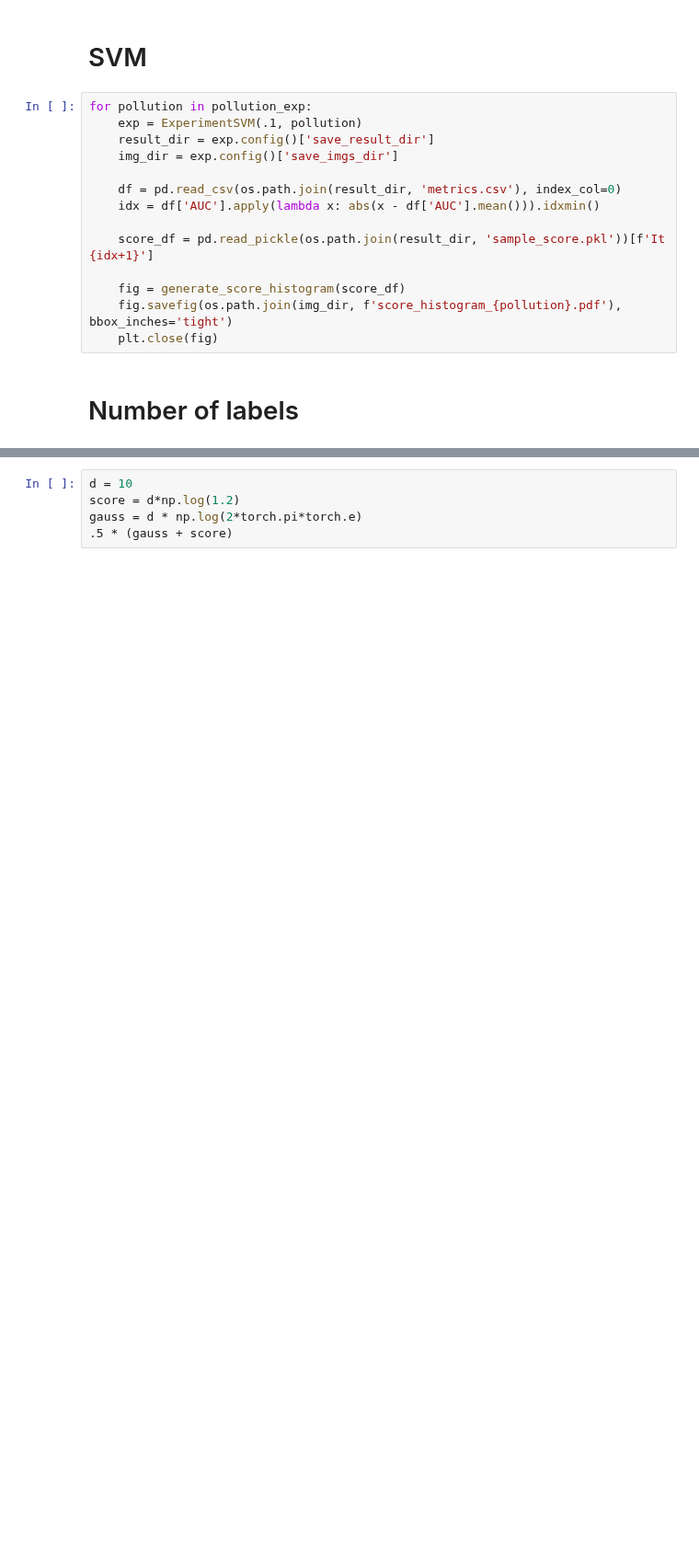
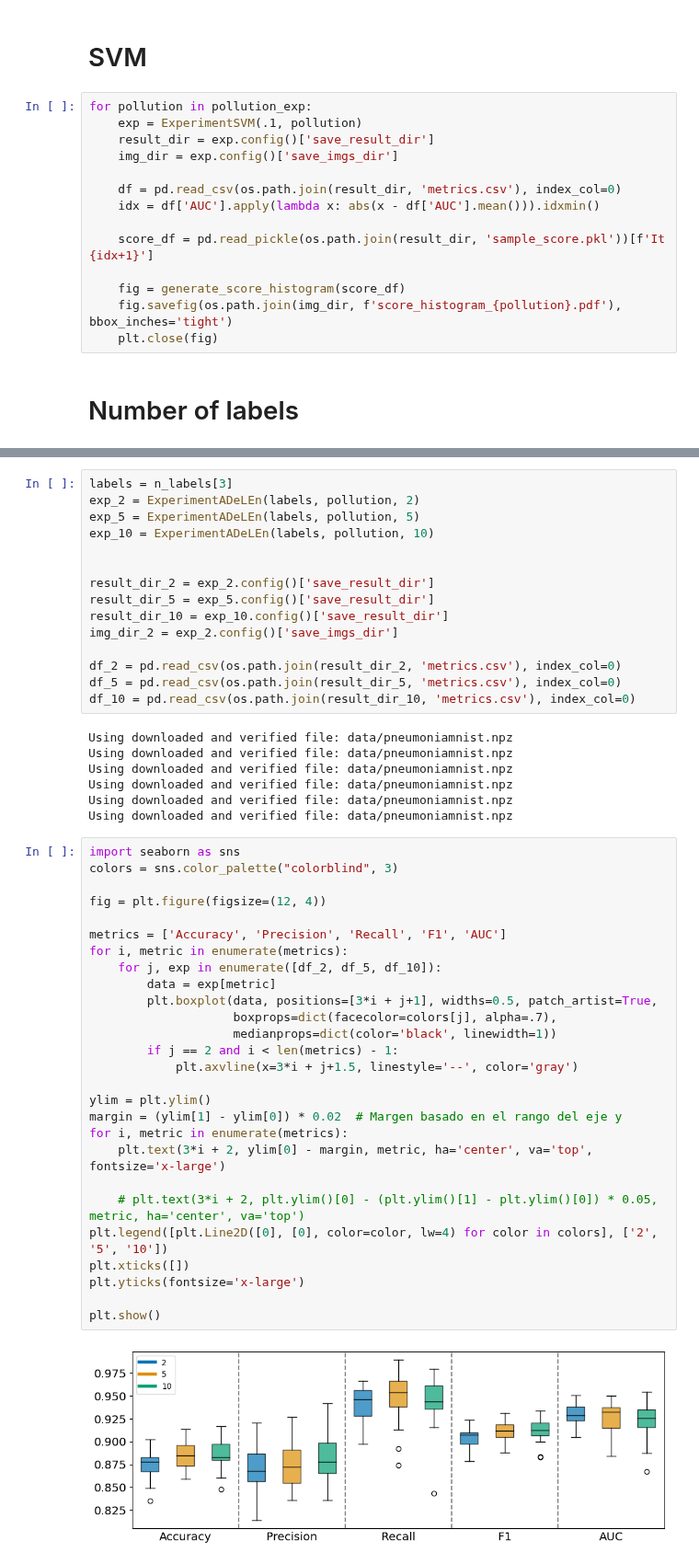
Before and after one commit to SolidusAbi/ADeLEn, a Jupyter notebook: notebooks/paper.ipynb, the cells around one changed output, grey strips where cells are left out. Shown at 92% size. Cells and saved outputs as stored; diff of their text form; blank space fills up the shorter version.

Commit message:
Boxplot example

```diff
--- a/notebooks/paper.ipynb
+++ b/notebooks/paper.ipynb
@@ -204,5 +186,51 @@ Using downloaded and verified file: data/pneumoniamnist.npz
-# %%
-d = 10
-score = d*np.log(1.2)
-gauss = d * np.log(2*torch.pi*torch.e)
-.5 * (gauss + score)
+# %%
+labels = n_labels[3]
+exp_2 = ExperimentADeLEn(labels, pollution, 2)
+exp_5 = ExperimentADeLEn(labels, pollution, 5)
+exp_10 = ExperimentADeLEn(labels, pollution, 10)
+
+
+result_dir_2 = exp_2.config()['save_result_dir']
+result_dir_5 = exp_5.config()['save_result_dir']
+result_dir_10 = exp_10.config()['save_result_dir']
+img_dir_2 = exp_2.config()['save_imgs_dir']
+
+df_2 = pd.read_csv(os.path.join(result_dir_2, 'metrics.csv'), index_col=0)
+df_5 = pd.read_csv(os.path.join(result_dir_5, 'metrics.csv'), index_col=0)
+df_10 = pd.read_csv(os.path.join(result_dir_10, 'metrics.csv'), index_col=0)
+# %% [output]
+Using downloaded and verified file: data/pneumoniamnist.npz
+Using downloaded and verified file: data/pneumoniamnist.npz
+Using downloaded and verified file: data/pneumoniamnist.npz
+Using downloaded and verified file: data/pneumoniamnist.npz
+Using downloaded and verified file: data/pneumoniamnist.npz
+Using downloaded and verified file: data/pneumoniamnist.npz
+# %%
+import seaborn as sns
+colors = sns.color_palette("colorblind", 3)
+
+fig = plt.figure(figsize=(12, 4))
+
+metrics = ['Accuracy', 'Precision', 'Recall', 'F1', 'AUC']
+for i, metric in enumerate(metrics):
+    for j, exp in enumerate([df_2, df_5, df_10]):
+        data = exp[metric]
+        plt.boxplot(data, positions=[3*i + j+1], widths=0.5, patch_artist=True,
+                    boxprops=dict(facecolor=colors[j], alpha=.7),
+                    medianprops=dict(color='black', linewidth=1))
+        if j == 2 and i < len(metrics) - 1:
+            plt.axvline(x=3*i + j+1.5, linestyle='--', color='gray')
+
+ylim = plt.ylim()
+margin = (ylim[1] - ylim[0]) * 0.02  # Margen basado en el rango del eje y
+for i, metric in enumerate(metrics):
+    plt.text(3*i + 2, ylim[0] - margin, metric, ha='center', va='top', fontsize='x-large')
+
+    # plt.text(3*i + 2, plt.ylim()[0] - (plt.ylim()[1] - plt.ylim()[0]) * 0.05, metric, ha='center', va='top')
+plt.legend([plt.Line2D([0], [0], color=color, lw=4) for color in colors], ['2', '5', '10'])
+plt.xticks([])
+plt.yticks(fontsize='x-large')
+
+plt.show()
+# %% [output]
+[figure, added]
```
Also changed, not shown: parts of 4 cells of this notebook.
